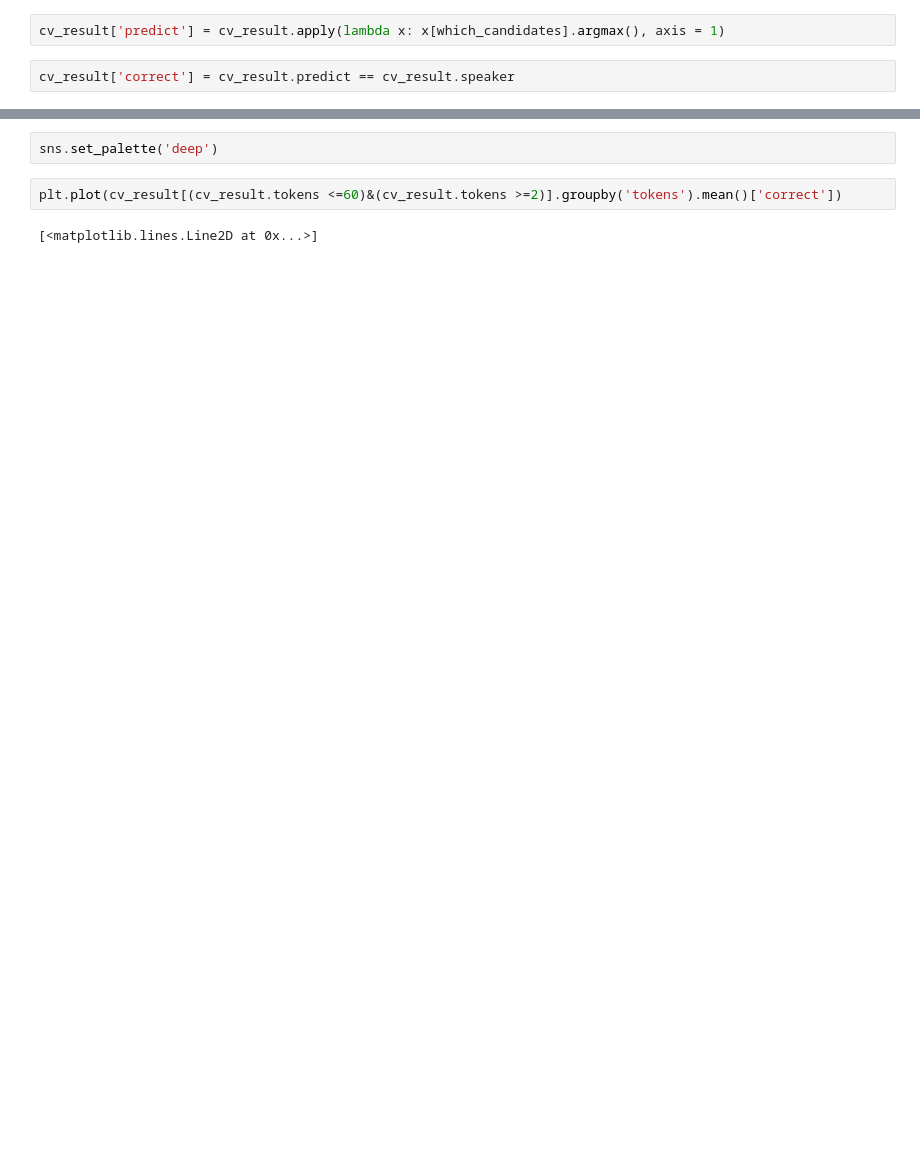
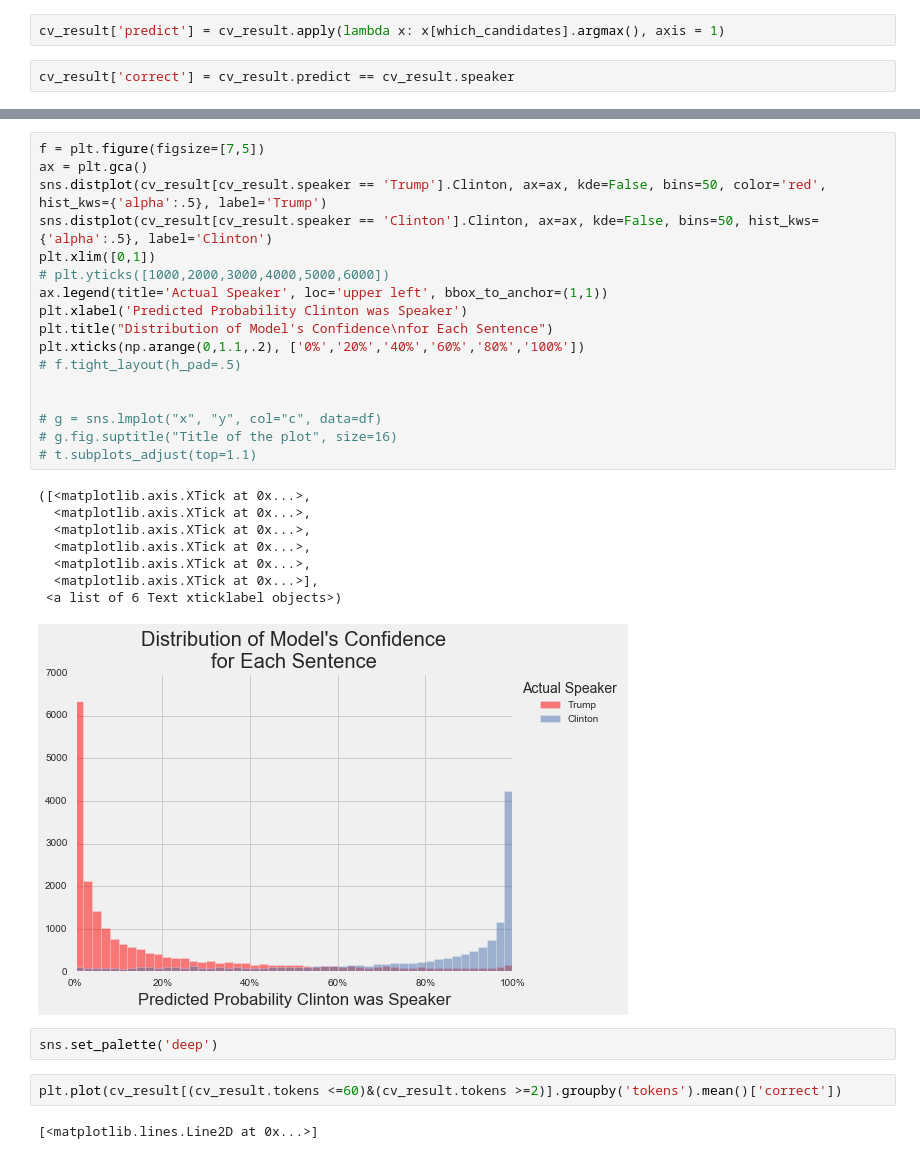
Before and after one commit to JesseGalef/TrumpiestSentences, a Jupyter notebook: Transcript modeling notebook.ipynb, the cells around one changed output, grey strips where cells are left out. Saved outputs shown, nothing was run; the diff lists cells and outputs as text; blank space fills up the shorter version.

```diff
--- a/Transcript modeling notebook.ipynb
+++ b/Transcript modeling notebook.ipynb
@@ -453,3 +473,29 @@ plt.plot(roc[0], roc[1])
+# %%
+f = plt.figure(figsize=[7,5])
+ax = plt.gca()
+sns.distplot(cv_result[cv_result.speaker == 'Trump'].Clinton, ax=ax, kde=False, bins=50, color='red', hist_kws={'alpha':.5}, label='Trump')
+sns.distplot(cv_result[cv_result.speaker == 'Clinton'].Clinton, ax=ax, kde=False, bins=50, hist_kws={'alpha':.5}, label='Clinton')
+plt.xlim([0,1])
+# plt.yticks([1000,2000,3000,4000,5000,6000])
+ax.legend(title='Actual Speaker', loc='upper left', bbox_to_anchor=(1,1))
+plt.xlabel('Predicted Probability Clinton was Speaker')
+plt.title("Distribution of Model's Confidence\nfor Each Sentence")
+plt.xticks(np.arange(0,1.1,.2), ['0%','20%','40%','60%','80%','100%'])
+# f.tight_layout(h_pad=.5)
+
+
+# g = sns.lmplot("x", "y", col="c", data=df)
+# g.fig.suptitle("Title of the plot", size=16)
+# t.subplots_adjust(top=1.1)
+# %% [output]
+([<matplotlib.axis.XTick at 0x...>,
+  <matplotlib.axis.XTick at 0x...>,
+  <matplotlib.axis.XTick at 0x...>,
+  <matplotlib.axis.XTick at 0x...>,
+  <matplotlib.axis.XTick at 0x...>,
+  <matplotlib.axis.XTick at 0x...>],
+ <a list of 6 Text xticklabel objects>)
+[figure, added]
 # %%
 sns.set_palette('deep')
 # %%
```
Also changed, not shown: parts of 52 cells of this notebook, 14 other files.
